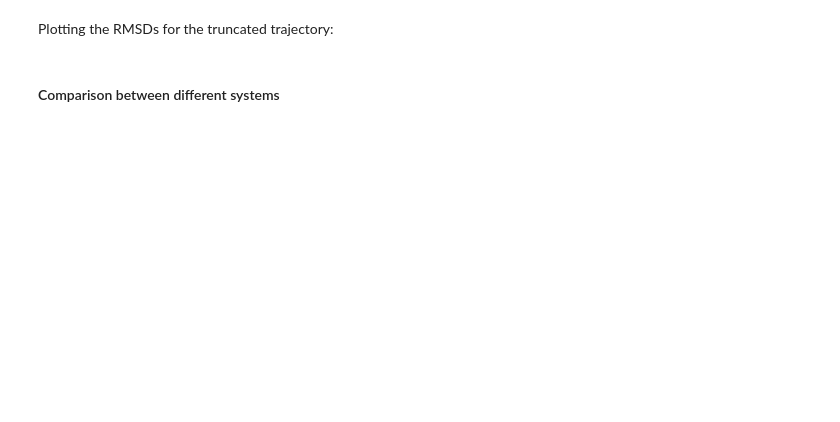
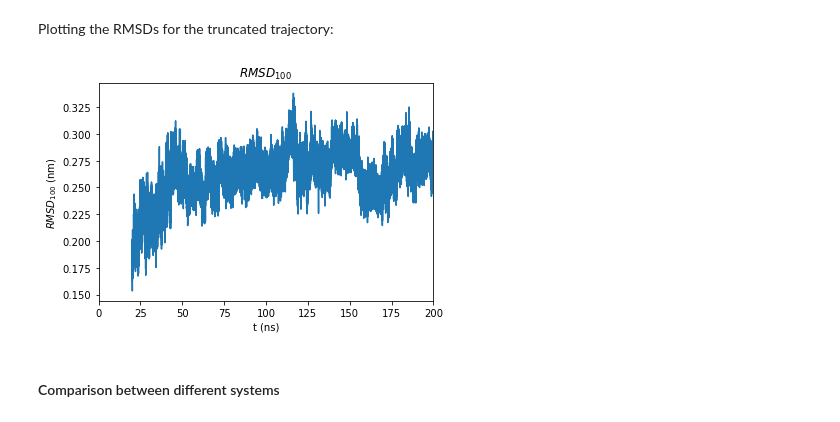
Before and after one commit to michellab/ccgbsa, a Jupyter notebook: traj-analysis.ipynb, the cells around one changed output. Saved outputs shown, nothing was run; the diff lists cells and outputs as text; code cells hidden in the pictures; blank space fills up the shorter version.

```diff
--- a/traj-analysis.ipynb
+++ b/traj-analysis.ipynb
@@ -20,7 +22,7 @@ traj = md.load(work_dir+'output.dcd', top = top_dir+'6q5i_GLU.prmtop')
 # %% [markdown]
 Excluding the first 20 ns (5000 frames):
 # %%
-traj_trunc = md.iterload(work_dir+'output.dcd', top = top_dir+'6q5i_GLU.prmtop', chunk = 0, skip = 5000)
+traj_trunc = md.iterload(work_dir+'3r3k_T_GLH_output.dcd', top = top_dir+'3r3k_T_GLH.prmtop', chunk = 0, skip = 5000)
 # %% [markdown]
 Getting the truncated trajectory (note: traj_trunc is an iterator)
 # %%
@@ -136,6 +185,23 @@ ax.grid()
 
 fig.savefig(work_dir+'analysis/rmsd-trunc.png')
 plt.show()
+# %%
+rmsds_trunc_100 = []
+
+for rmsd in rmsds_trunc:
+    rmsds_trunc_100.append(rmsd/(1+np.log(np.sqrt(chain_number*chain_length/100))))
+# %%
+fig,ax = plt.subplots()
+ax.plot(t_trunc, rmsds_trunc_100)
+ax.set(xlabel='t (ns)', ylabel='$RMSD_{100}$ (nm)', title='$RMSD_{100}$')
+#ax.grid()
+ax.set_xlim([0.0, 200.0])
+#ax.set_ylim([0.0, 1.0])
+
+fig.savefig(work_dir+'analysis/rmsd-trunc-100.png')
+plt.show()
+# %% [output]
+[figure, added]
 # %% [markdown]
 #### Comparison between different systems
 # %%
```
Also changed, not shown: parts of 31 cells of this notebook.
